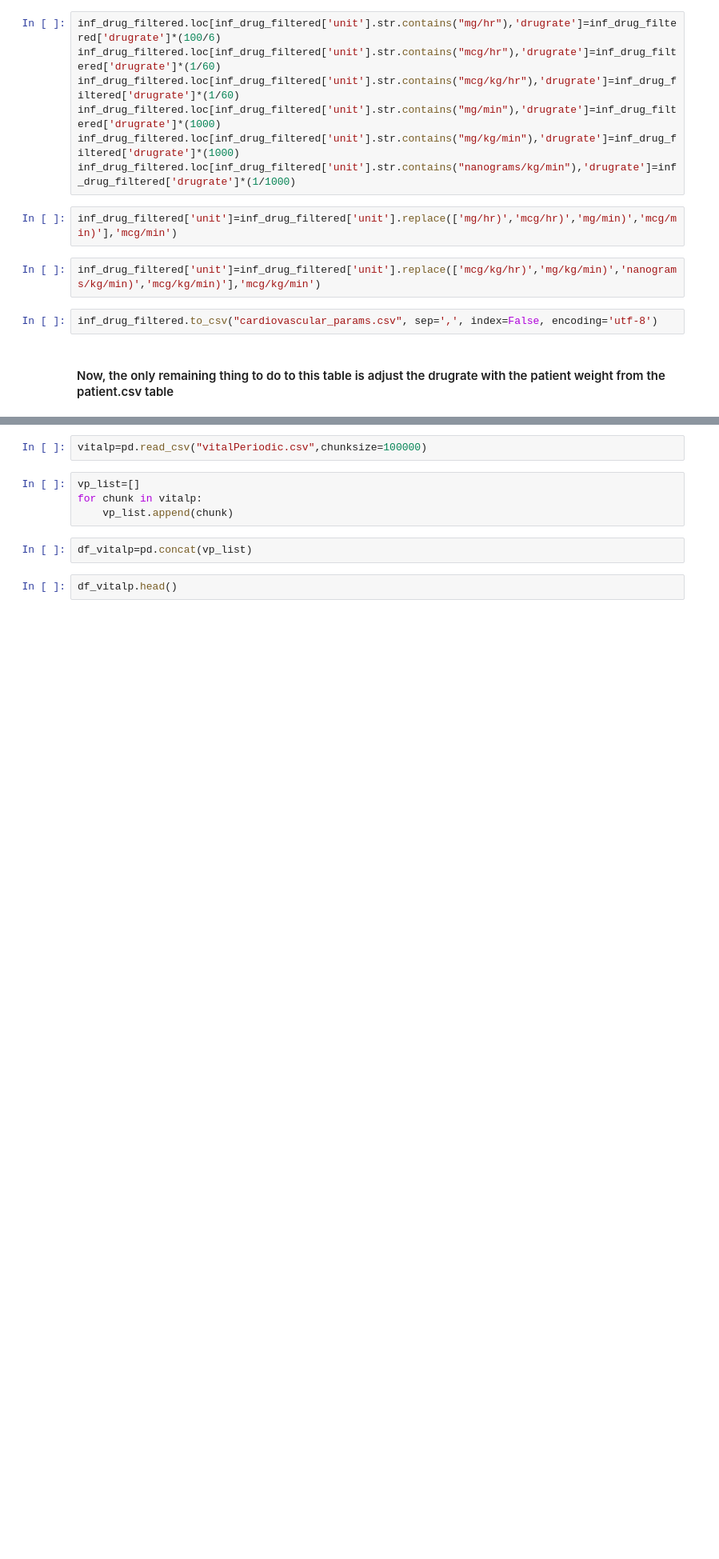
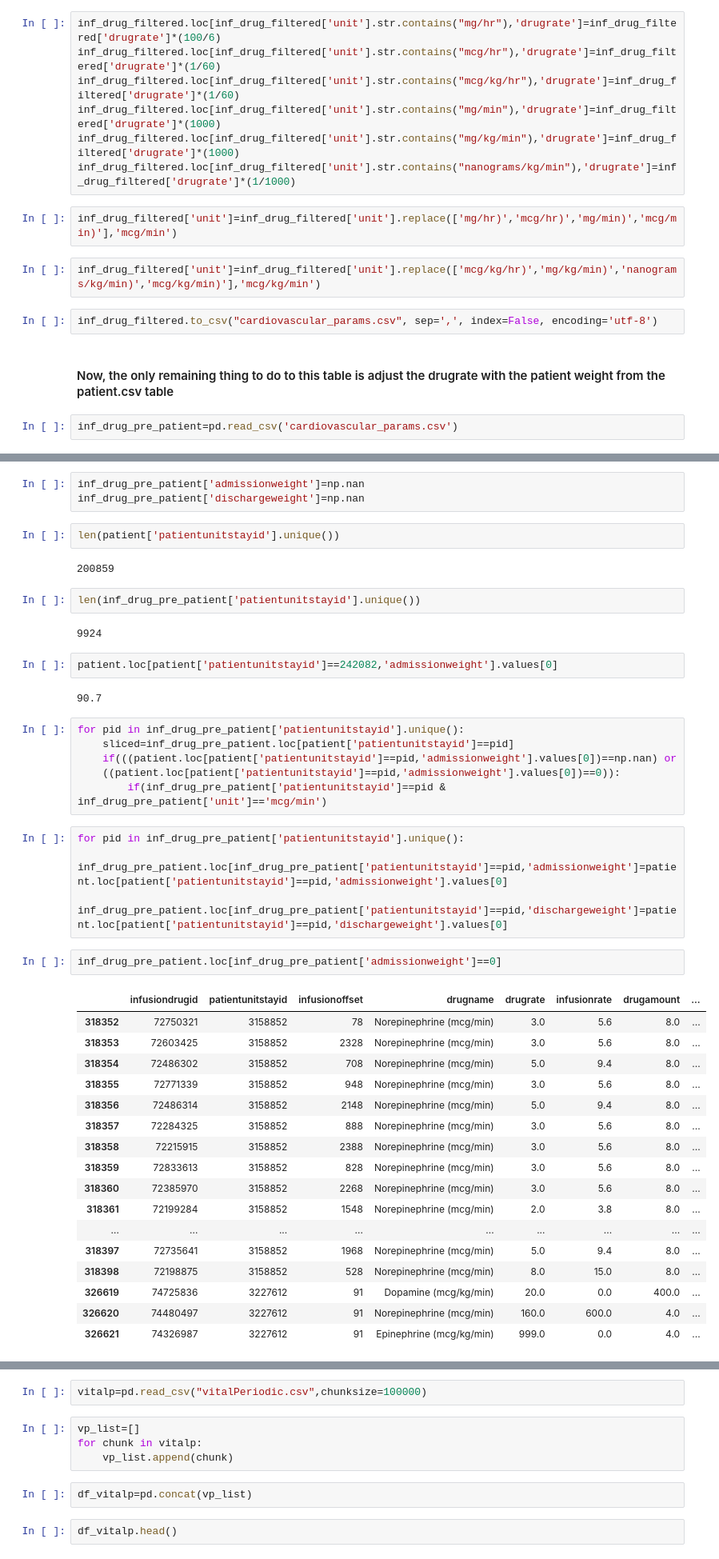
Before and after one commit to Ronet05/GSoC-CBMI-eICU, a Jupyter notebook: Cardiovascular param.ipynb, the cells around one changed output, grey strips where cells are left out. Shown: that part at 80% size. Saved outputs shown, nothing was run; the diff lists cells and outputs as text; blank space fills up the shorter version.

```diff
--- a/Cardiovascular param.ipynb
+++ b/Cardiovascular param.ipynb
@@ -159,3 +157,5 @@ inf_drug_filtered['unit']=inf_drug_filtered['unit'].replace(['mcg/kg/hr)','mg/kg
 inf_drug_filtered.to_csv("cardiovascular_params.csv", sep=',', index=False, encoding='utf-8')
 # %% [markdown]
 <h4>Now, the only remaining thing to do to this table is adjust the drugrate with the patient weight from the patient.csv table</h4>
+# %%
+inf_drug_pre_patient=pd.read_csv('cardiovascular_params.csv')
@@ -161,0 +185,45 @@ inf_drug_filtered.to_csv("cardiovascular_params.csv", sep=',', index=False, enco
+# %%
+inf_drug_pre_patient['admissionweight']=np.nan
+inf_drug_pre_patient['dischargeweight']=np.nan
+# %%
+len(patient['patientunitstayid'].unique())
+# %% [output]
+200859
+# %%
+len(inf_drug_pre_patient['patientunitstayid'].unique())
+# %% [output]
+9924
+# %%
+patient.loc[patient['patientunitstayid']==242082,'admissionweight'].values[0]
+# %% [output]
+90.7
+# %%
+for pid in inf_drug_pre_patient['patientunitstayid'].unique():
+    sliced=inf_drug_pre_patient.loc[patient['patientunitstayid']==pid]
+    if(((patient.loc[patient['patientunitstayid']==pid,'admissionweight'].values[0])==np.nan) or
+    ((patient.loc[patient['patientunitstayid']==pid,'admissionweight'].values[0])==0)):
+        if(inf_drug_pre_patient['patientunitstayid']==pid & inf_drug_pre_patient['unit']=='mcg/min')
+# %%
+for pid in inf_drug_pre_patient['patientunitstayid'].unique():
+    inf_drug_pre_patient.loc[inf_drug_pre_patient['patientunitstayid']==pid,'admissionweight']=patient.loc[patient['patientunitstayid']==pid,'admissionweight'].values[0]
+    inf_drug_pre_patient.loc[inf_drug_pre_patient['patientunitstayid']==pid,'dischargeweight']=patient.loc[patient['patientunitstayid']==pid,'dischargeweight'].values[0]
+# %%
+inf_drug_pre_patient.loc[inf_drug_pre_patient['admissionweight']==0]
+# %% [output]
+|  | infusiondrugid | patientunitstayid | infusionoffset | drugname | drugrate | infusionrate | drugamount | ... |
+| 318352 | 72750321 | 3158852 | 78 | Norepinephrine (mcg/min) | 3.0 | 5.6 | 8.0 | ... |
+| 318353 | 72603425 | 3158852 | 2328 | Norepinephrine (mcg/min) | 3.0 | 5.6 | 8.0 | ... |
+| 318354 | 72486302 | 3158852 | 708 | Norepinephrine (mcg/min) | 5.0 | 9.4 | 8.0 | ... |
+| 318355 | 72771339 | 3158852 | 948 | Norepinephrine (mcg/min) | 3.0 | 5.6 | 8.0 | ... |
+| 318356 | 72486314 | 3158852 | 2148 | Norepinephrine (mcg/min) | 5.0 | 9.4 | 8.0 | ... |
+| 318357 | 72284325 | 3158852 | 888 | Norepinephrine (mcg/min) | 3.0 | 5.6 | 8.0 | ... |
+| 318358 | 72215915 | 3158852 | 2388 | Norepinephrine (mcg/min) | 3.0 | 5.6 | 8.0 | ... |
+| 318359 | 72833613 | 3158852 | 828 | Norepinephrine (mcg/min) | 3.0 | 5.6 | 8.0 | ... |
+| 318360 | 72385970 | 3158852 | 2268 | Norepinephrine (mcg/min) | 3.0 | 5.6 | 8.0 | ... |
+| 318361 | 72199284 | 3158852 | 1548 | Norepinephrine (mcg/min) | 2.0 | 3.8 | 8.0 | ... |
+| ... | ... | ... | ... | ... | ... | ... | ... | ... |
+| 318397 | 72735641 | 3158852 | 1968 | Norepinephrine (mcg/min) | 5.0 | 9.4 | 8.0 | ... |
+| 318398 | 72198875 | 3158852 | 528 | Norepinephrine (mcg/min) | 8.0 | 15.0 | 8.0 | ... |
+| 326619 | 74725836 | 3227612 | 91 | Dopamine (mcg/kg/min) | 20.0 | 0.0 | 400.0 | ... |
+| 326620 | 74480497 | 3227612 | 91 | Norepinephrine (mcg/min) | 160.0 | 600.0 | 4.0 | ... |
+| 326621 | 74326987 | 3227612 | 91 | Epinephrine (mcg/kg/min) | 999.0 | 0.0 | 4.0 | ... |
```
Also changed, not shown: parts of 18 cells of this notebook.
